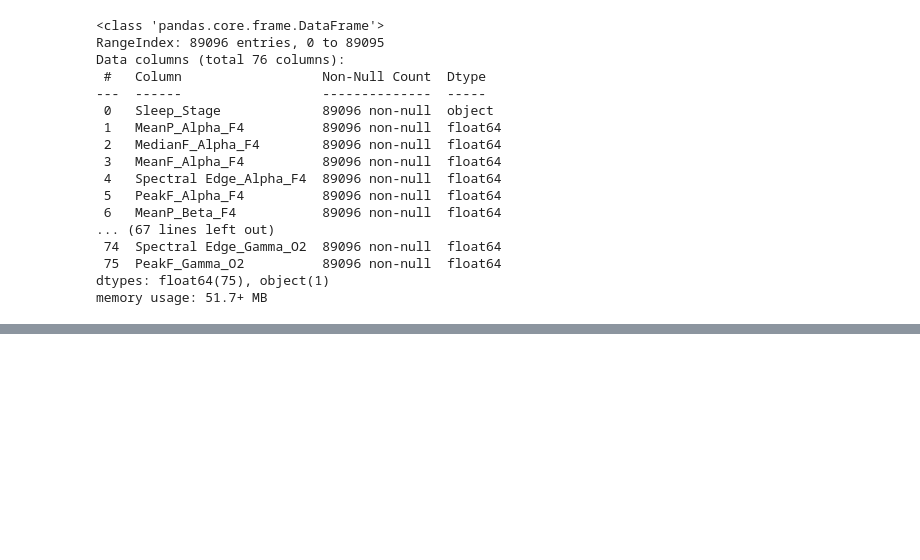
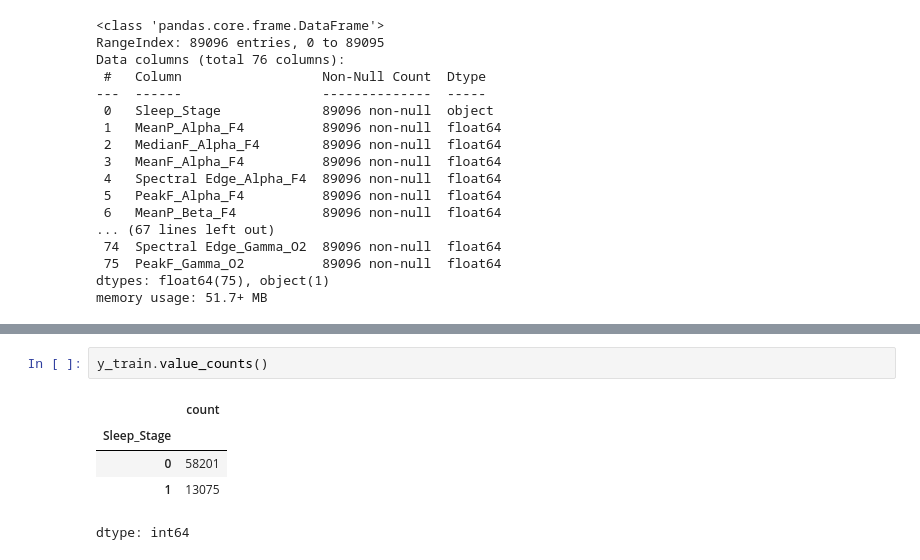
Before and after one commit to RKNahid/MS-PMIT-, a Jupyter notebook: Project_PMIT.ipynb, the cells around one changed output, grey strips where cells are left out. Drawn from its saved outputs; the diff is of its cells as text; blank space fills up the shorter version.

```diff
--- a/Project_PMIT.ipynb
+++ b/Project_PMIT.ipynb
@@ -69,0 +156,8 @@ memory usage: 51.7+ MB
+# %%
+y_train.value_counts()
+# %% [output]
+|  | count |
+| Sleep_Stage |  |
+| 0 | 58201 |
+| 1 | 13075 |
+dtype: int64
```
Also changed, not shown: parts of 29 cells of this notebook.
